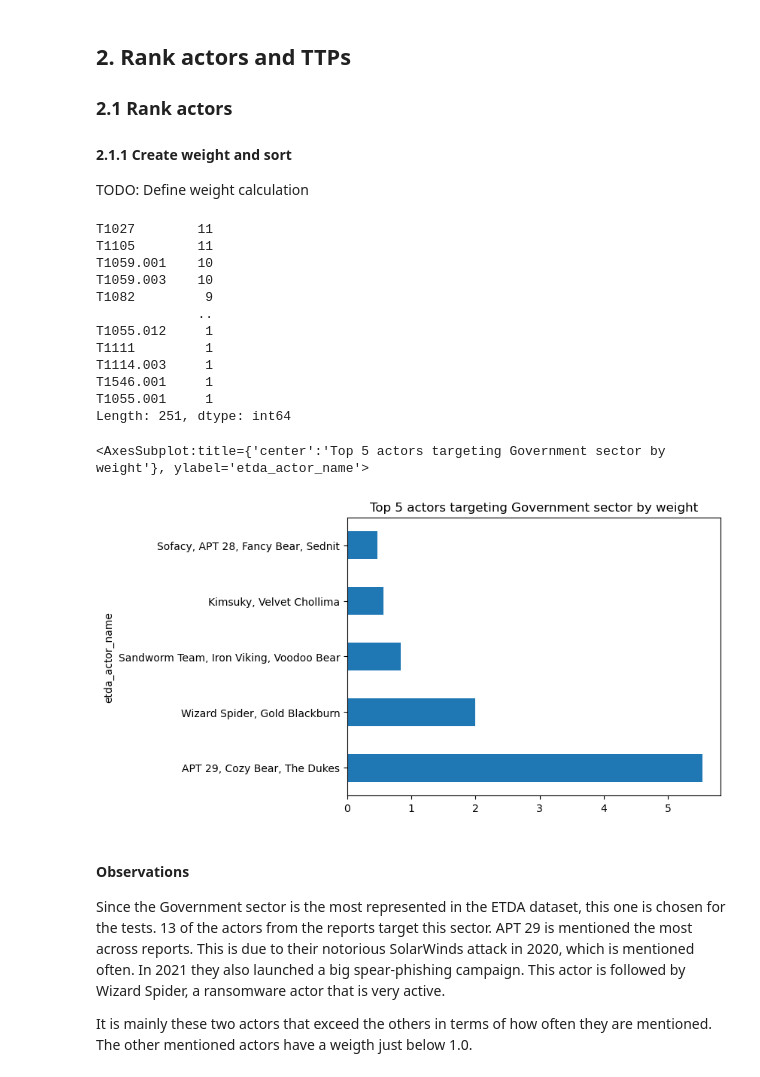
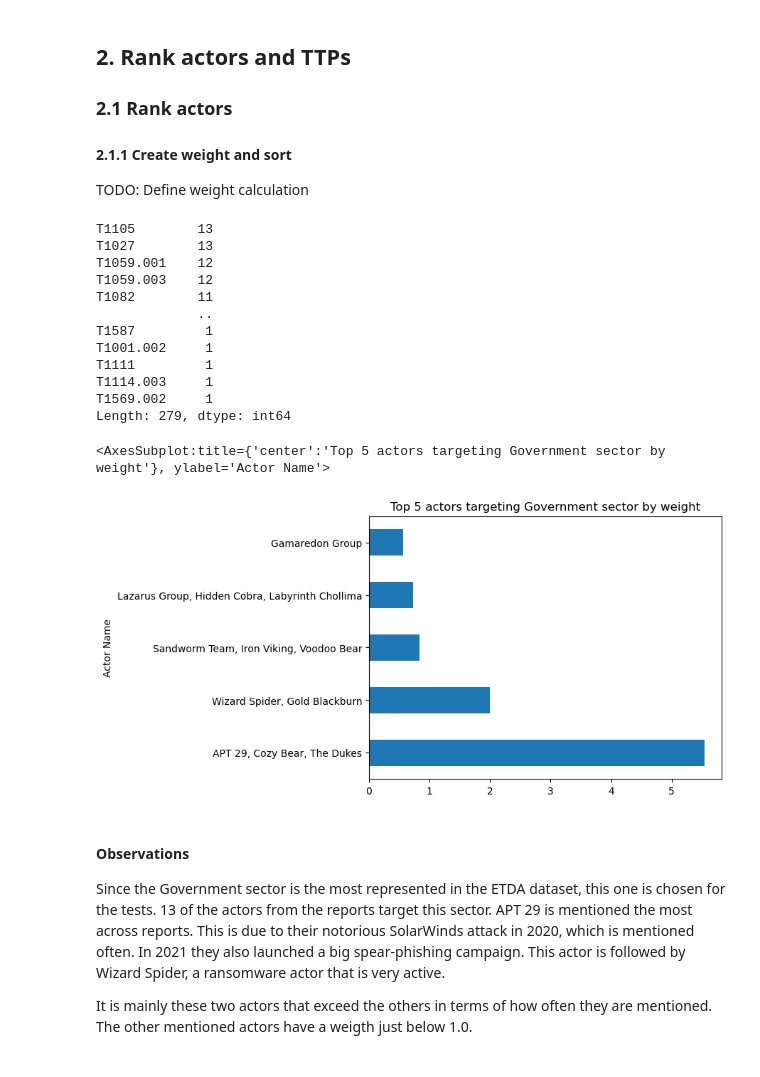
Before and after one commit to AbeWinters/Threat-Profiles-for-Control-Prioritization, a Jupyter notebook: Method 1.ipynb, the cells around one changed output. Drawn from its saved outputs; the diff is of its cells as text; code cells hidden in the pictures.

```diff
--- a/Method 1.ipynb
+++ b/Method 1.ipynb
@@ -174,6 +190,8 @@ for actor in data['values']:
     actor_dict = {}
     actor_dict['actor'] = actor['actor']
     actor_dict['alternate_names'] = [x['name'] for x in actor['names']]
+    groupnames = [x['name'].replace(' Group','') for x in actor['names'] if ' Group' in x['name']] # For example: Include Lazarus and Lazarus Group
+    actor_dict['alternate_names'] = actor_dict['alternate_names'] + groupnames
     actor_list.append(actor_dict)
 
 synonym_df = pd.DataFrame(actor_list)
@@ -403,24 +423,24 @@ actors_filtered.sort_values(by='actor_weight',ascending=False)
 actors_ranked = actors_filtered[['actor_weight','mitre_attack_ttps']]
 to_1D(actors_ranked['mitre_attack_ttps']).value_counts()
 # %% [output]
-T1027        11
-T1105        11
-T1059.001    10
-T1059.003    10
-T1082         9
+T1105        13
+T1027        13
+T1059.001    12
+T1059.003    12
+T1082        11
              ..
-T1055.012     1
+T1587         1
+T1001.002     1
 T1111         1
 T1114.003     1
-T1546.001     1
-T1055.001     1
-Length: 251, dtype: int64
+T1569.002     1
+Length: 279, dtype: int64
 # %%
 actor_weights = actors_ranked['actor_weight']
-actor_weights.nlargest(5).plot(kind='barh',title="Top 5 actors targeting {} sector by weight".format(SECTOR))
+actor_weights.nlargest(5).plot(kind='barh',xlabel='Actor Name', title="Top 5 actors targeting {} sector by weight".format(SECTOR))
 # %% [output]
-<AxesSubplot:title={'center':'Top 5 actors targeting Government sector by weight'}, ylabel='etda_actor_name'>
+<AxesSubplot:title={'center':'Top 5 actors targeting Government sector by weight'}, ylabel='Actor Name'>
-[figure, old version]
+[figure, new version]
 # %% [markdown]
 #### Observations
 Since the Government sector is the most represented in the ETDA dataset, this one is chosen for the tests. 13 of the actors from the reports target this sector. APT 29 is mentioned the most across reports. This is due to their notorious SolarWinds attack in 2020, which is mentioned often. In 2021 they also launched a big spear-phishing campaign. This actor is followed by Wizard Spider, a ransomware actor that is very active.
```
Also changed, not shown: parts of 12 cells of this notebook, 5 other files.
